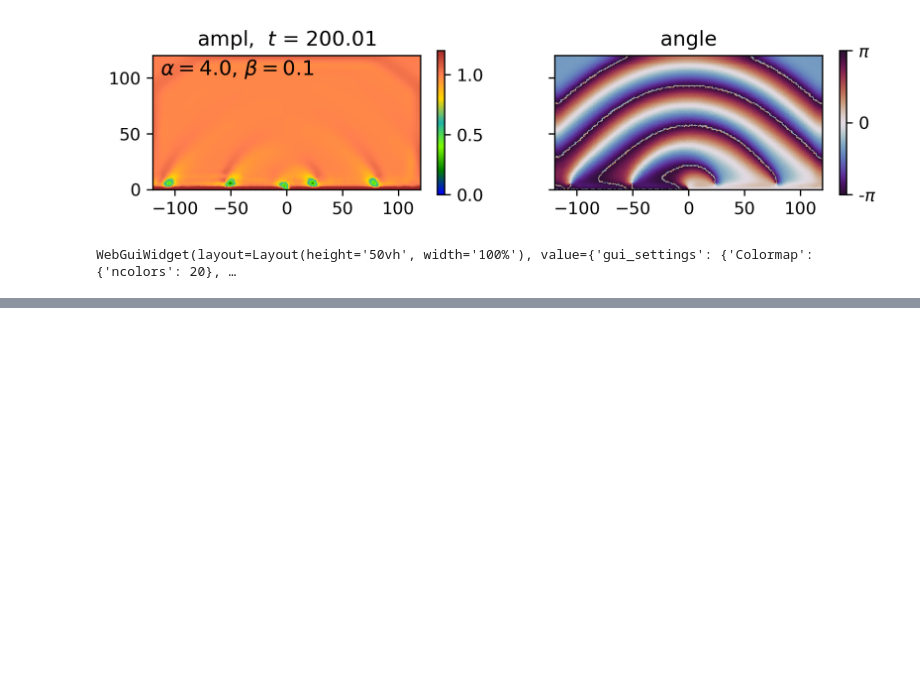
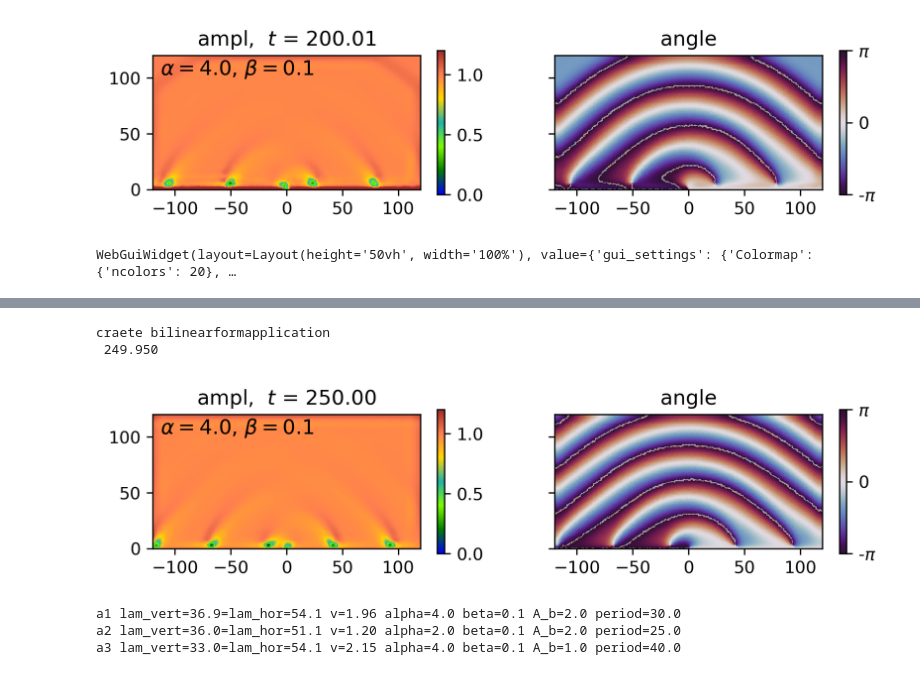
Before and after one commit to aquillen/Defect_Trains, a Jupyter notebook: CGLE_rect_v00.ipynb, the cells around one changed output, grey strips where cells are left out. Saved outputs shown, nothing was run; the diff lists cells and outputs as text; code cells hidden in the pictures; blank space fills up the shorter version.

```diff
--- a/CGLE_rect_v00.ipynb
+++ b/CGLE_rect_v00.ipynb
@@ -324,10 +250,0 @@ WebGuiWidget(layout=Layout(height='50vh', width='100%'), value={'gui_settings':
-# %%
-alpha = 3; beta = -0.03# choose a nice pattern
-dt = 0.04 # timestep
-clabel = r'$\alpha=${:.1f}, '.format(alpha) + r'$\beta=${:.1f}'.format(beta)
-figparms[0] = clabel
-invastar, a_lap, b_op, minv  = cgle.mk_ops(fes,alpha,dt)  # construct operators
-ofileroot = notebookroot+'_a3_'
-cgle.Aranson_to_Chate(alpha,beta)
-time = cgle.TimeStepping_CN(fes,gfu,scene,invastar, a_lap,minv,beta, dt, t0=time,tdur=200,nsamples = 200,gfun_op = True,uform='Aran',\
-                         poutput=False,ofileroot=ofileroot)
@@ -421,10 +250,0 @@ WebGuiWidget(layout=Layout(height='50vh', width='100%'), value={'gui_settings':
-# %%
-alpha = 3; beta= 0.1# choose a nice pattern
-dt = 0.04 # timestep
-clabel = r'$\alpha=${:.1f}, '.format(alpha) + r'$\beta=${:.1f}'.format(beta)
-figparms[0] = clabel
-invastar, a_lap, b_op, minv  = cgle.mk_ops(fes,alpha,dt)  # construct operators
-ofileroot = notebookroot+'_b1_'
-cgle.Aranson_to_Chate(alpha,beta)
-gfut_CN = cgle.TimeStepping_CN(fes,gfu,scene,invastar, a_lap,minv,beta, dt, t0=0,tend=200,nsamples = 200,gfun_op = True,uform='Wint',\
-                         poutput=True,ofileroot=ofileroot)
@@ -549,0 +260,40 @@ disp(mesh,gfu,0,ofile='',draw_mesh=False,subdivn=2,figsize=[7,2.5])
+# %%
+time= cgle.TimeStepping_CN(fes,gfu,scene,invastar, a_lap,minv,beta, dt, t0=time,tdur=50,nsamples = 50,gfun_op = True,uform='Aran',\
+                       poutput=False,ofileroot=ofileroot,figparms=figparms)
+
+ofile = ofileroot + '_snap2.png'
+cgle.disp(mesh,gfu,time,ofile=ofile,draw_mesh=False,subdivn=2,figsize=[7,3],label=clabel,labelpos=[0.03,0.98],cbar_shrink=0.4)
+cgle.disp(mesh,gfu,time,ofile="",draw_mesh=False,subdivn=2,figsize=[7,3],label=clabel,labelpos=[0.03,0.98],cbar_shrink=0.4)
+# %% [output]
+craete bilinearformapplication
+ 249.950
+[figure, added]
+# %%
+def pa(label,avec):
+    scale = 100.0/3.33
+    lam_vert = avec[0]
+    lam_hor = avec[1]
+    dt = avec[3]
+    alpha = avec[4]
+    beta = avec[5]
+    Ab = avec[6]
+    period = avec[7]
+    print(label+' lam_vert={:.1f}=lam_hor={:.1f} v={:.2f} alpha={:.1f} beta={:.1f} A_b={:.1f} period={:.1f}'.format(\
+        lam_vert*scale, lam_hor*scale, avec[2]*scale/dt,alpha,beta,Ab,period))
+
+# let's measure wavelengths and speeds for a1,a2,a3 simulations
+#   lam_vert, lam_hor, moved , in dt alpha, beta , A_b , period (units time)
+#  scale 100 = 3.33  Scale is equivalent movies and snaps viewed in viewer
+
+a1 = np.array([1.23, 1.8, 2.5-1,141-118,4,  0.1,2,30]) # # alpha = 4, beta = 0.1 A_b = 2
+pa('a1',a1)
+
+a2 = np.array([1.2, 1.70, 2-1 , 189-164 , 2,0.1,2,40])  # alpha = 2, beta = 0.1 A_b = 2
+pa('a2',a2)
+
+a3 = np.array([1.1,1.80,2-1  ,110-96, 4 ,  0.1,1,23]) # alpha = 4, beta = 0.1 A_b = 1
+pa('a3',a3)
+# %% [output]
+a1 lam_vert=36.9=lam_hor=54.1 v=1.96 alpha=4.0 beta=0.1 A_b=2.0 period=30.0
+a2 lam_vert=36.0=lam_hor=51.1 v=1.20 alpha=2.0 beta=0.1 A_b=2.0 period=25.0
+a3 lam_vert=33.0=lam_hor=54.1 v=2.15 alpha=4.0 beta=0.1 A_b=1.0 period=40.0
```
Also changed, not shown: parts of 30 cells of this notebook.
